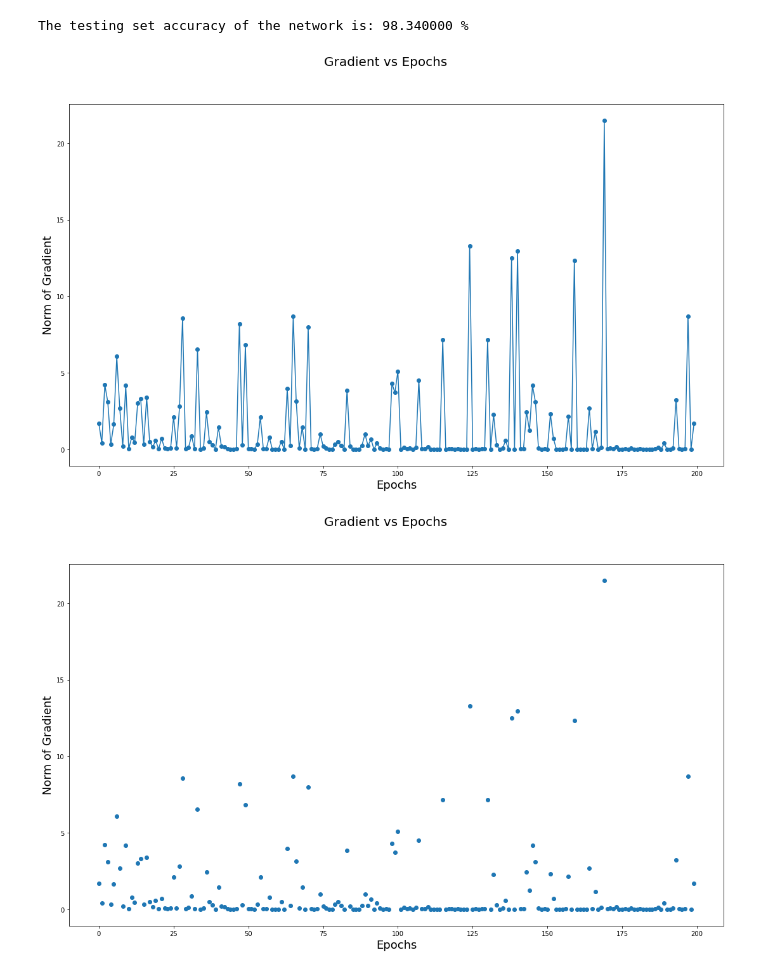
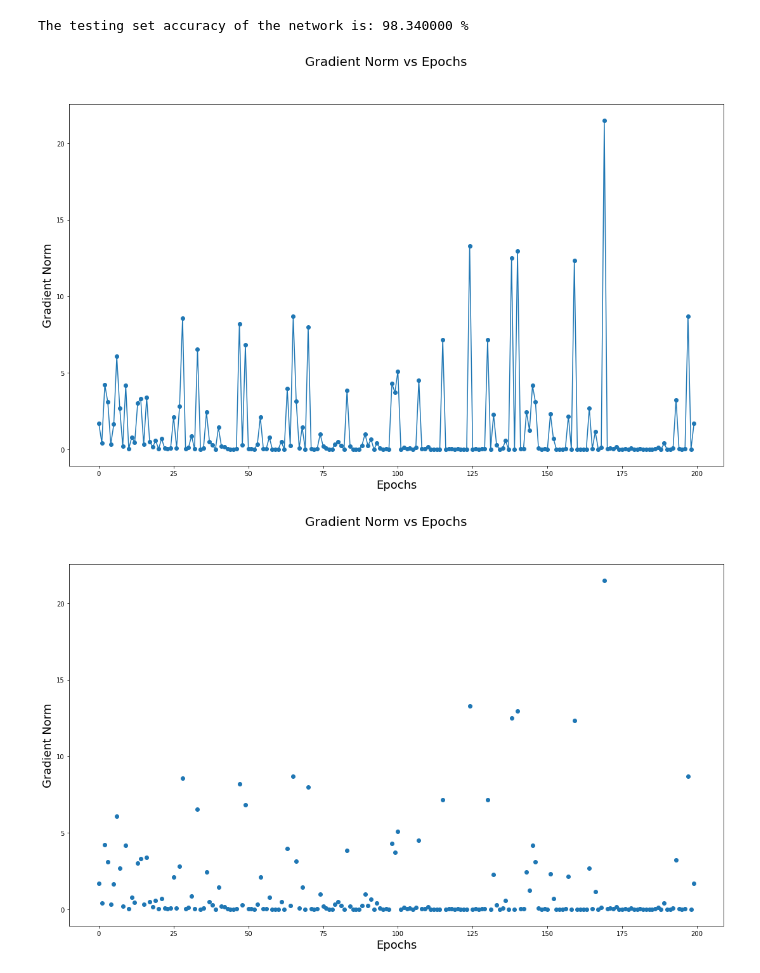
Before and after one commit to iGeralt/Deep-Learning-Course-Sem-7, a Jupyter notebook: convolutional_nn_mnist.ipynb, the cells around one changed output. Saved outputs shown, nothing was run; the diff lists cells and outputs as text; code cells hidden in the pictures.

```diff
--- a/convolutional_nn_mnist.ipynb
+++ b/convolutional_nn_mnist.ipynb
@@ -191,23 +191,23 @@ The testing set accuracy of the network is: 98.340000 %
 # %%
 x = np.arange(len(gradien_vector))
 fig = plt.gcf()
 fig.set_size_inches(18.5, 10.5)
-fig.suptitle('Gradient vs Epochs', fontsize=20)
+fig.suptitle('Gradient Norm vs Epochs', fontsize=20)
 plt.xlabel('Epochs', fontsize=18)
-plt.ylabel('Norm of Gradient', fontsize=18)
+plt.ylabel('Gradient Norm', fontsize=18)
 plt.scatter(x,gradien_vector)
 plt.plot(x,gradien_vector)
-plt.savefig('Line_plot.pdf')
+plt.savefig('Line_plot_gradient norm vs epochs.pdf')
 # %% [output]
-[figure, old version]
+[figure, new version]
 # %%
 x = np.arange(len(gradien_vector))
 fig = plt.gcf()
 fig.set_size_inches(18.5, 10.5)
-fig.suptitle('Gradient vs Epochs', fontsize=20)
+fig.suptitle('Gradient Norm vs Epochs', fontsize=20)
 plt.xlabel('Epochs', fontsize=18)
-plt.ylabel('Norm of Gradient', fontsize=18)
+plt.ylabel('Gradient Norm', fontsize=18)
 plt.scatter(x,gradien_vector)
-plt.savefig('scatterplot.pdf')
+plt.savefig('scatterplot_gradient norm vs epochs.pdf')
 # %% [output]
-[figure, old version]
+[figure, new version]
```
Also changed, not shown: 2 other files.
